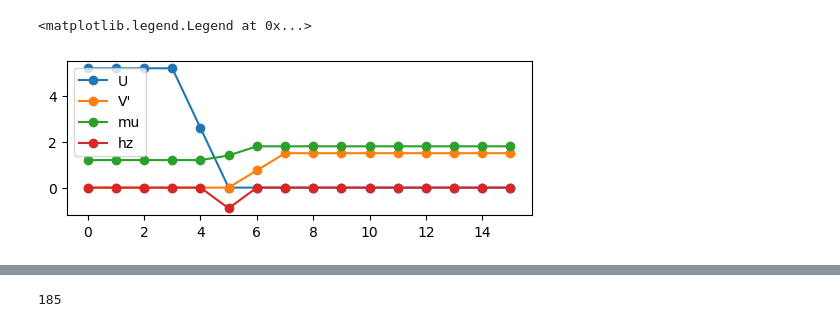
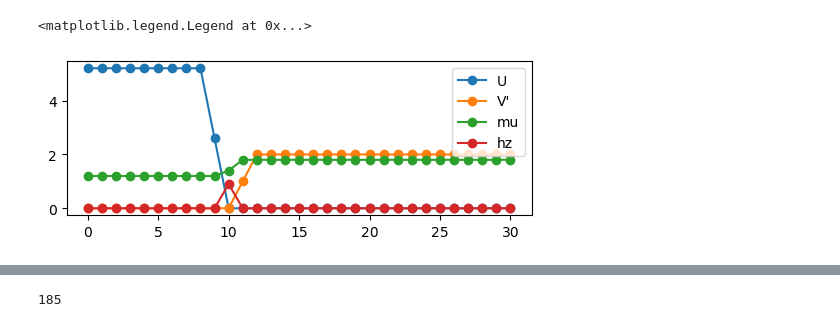
Before and after one commit to emilssp/master-thesis-codebase, a Jupyter notebook: notebooks2/SFP.ipynb, the cells around one changed output, grey strips where cells are left out. Cells and saved outputs as stored; diff of their text form; code cells hidden in the pictures.

```diff
--- a/notebooks2/SFP.ipynb
+++ b/notebooks2/SFP.ipynb
@@ -10,15 +10,15 @@ from scripts.Hamiltonian import Hamiltonian
 from scripts.Lattice import Lattice
 from scripts.self_consistency import bdg_sc
 # %%
-widthS = 5
+widthS = 10
 widthF = 1
-widthP = 10
+widthP = 20
 
-X, Y = widthS+widthF+widthP, 101
+X, Y = widthS+widthF+widthP, 200
 lattice = Lattice(X, Y)
 
 t = 1
-T = 0.4
+T = 0.3
 
 muS = 1.2 * t
 muP = 1.8 * t
@@ -28,33 +28,33 @@ mu[:widthS] = muS
 mu[widthS:widthS + widthF] = muF
 mu[widthS + widthF:] = muP
 
-h0 = -0.9 * t
+h0 = 0.9 * t
 h = np.zeros_like(mu)
 h[widthS:widthS + widthF] = h0
 
 V = None
 
 U0 = 5.2 * t
 U = U0 * np.ones(lattice.X)
 U[widthS:] = 0
 U[widthS-1] = U0/2
 
-V_prime0 = 1.5 * t
+V_prime0 = 2 * t
 V_prime = V_prime0 * np.ones(lattice.X)
 V_prime[:widthF+widthS] = 0
 V_prime[widthF+widthS] = V_prime0/2
 
 plt.figure(figsize=(6,2))
 if U is not None:
     plt.plot(U, '-o', label="U")
 if V is not None:
     plt.plot(V, '-o', label="V")
 if V_prime is not None:
     plt.plot(V_prime, '-o', label="V'",)
 plt.plot(mu, '-o', label='mu')
 plt.plot(h, '-o', label='hz')
 
 plt.legend()
 # %% [output]
 <matplotlib.legend.Legend at 0x...>
-[figure, old version]
+[figure, new version]
```
Also changed, not shown: parts of 5 cells of this notebook, 40 other files.
